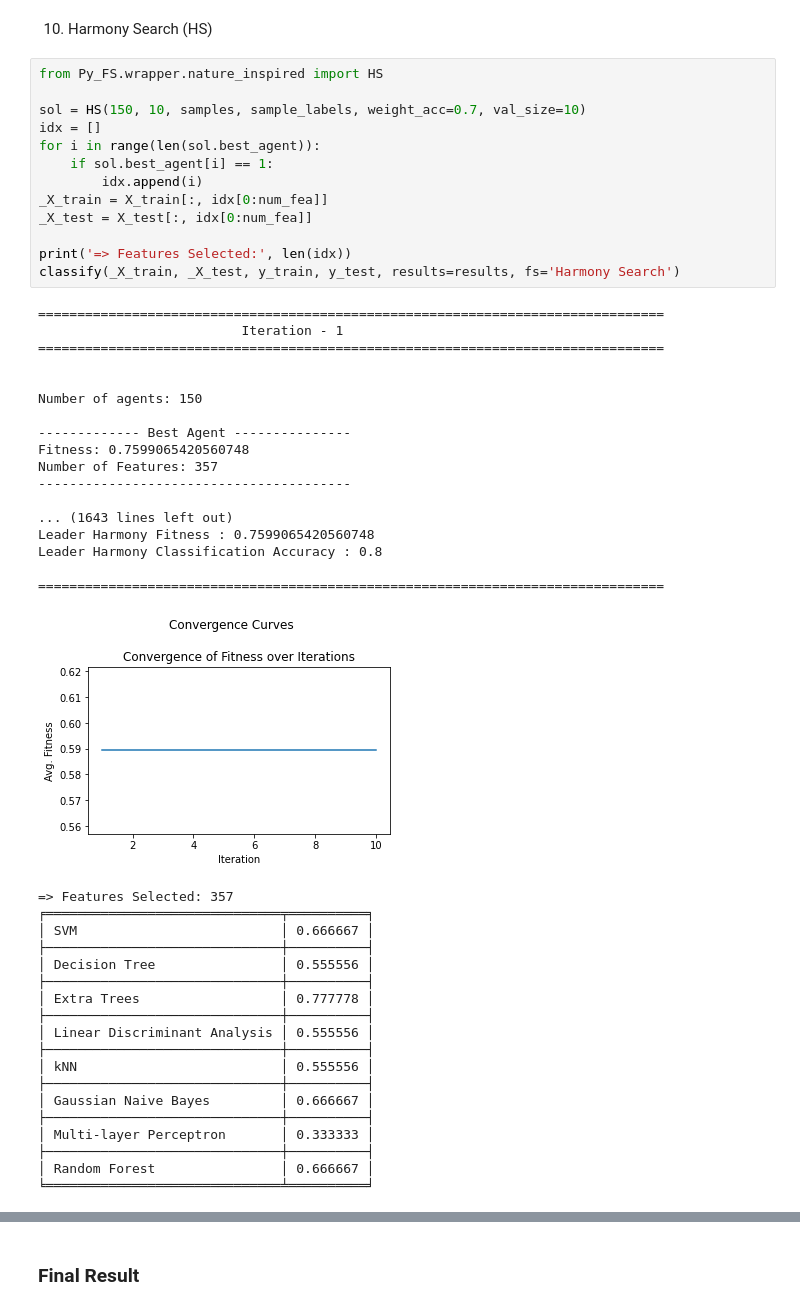
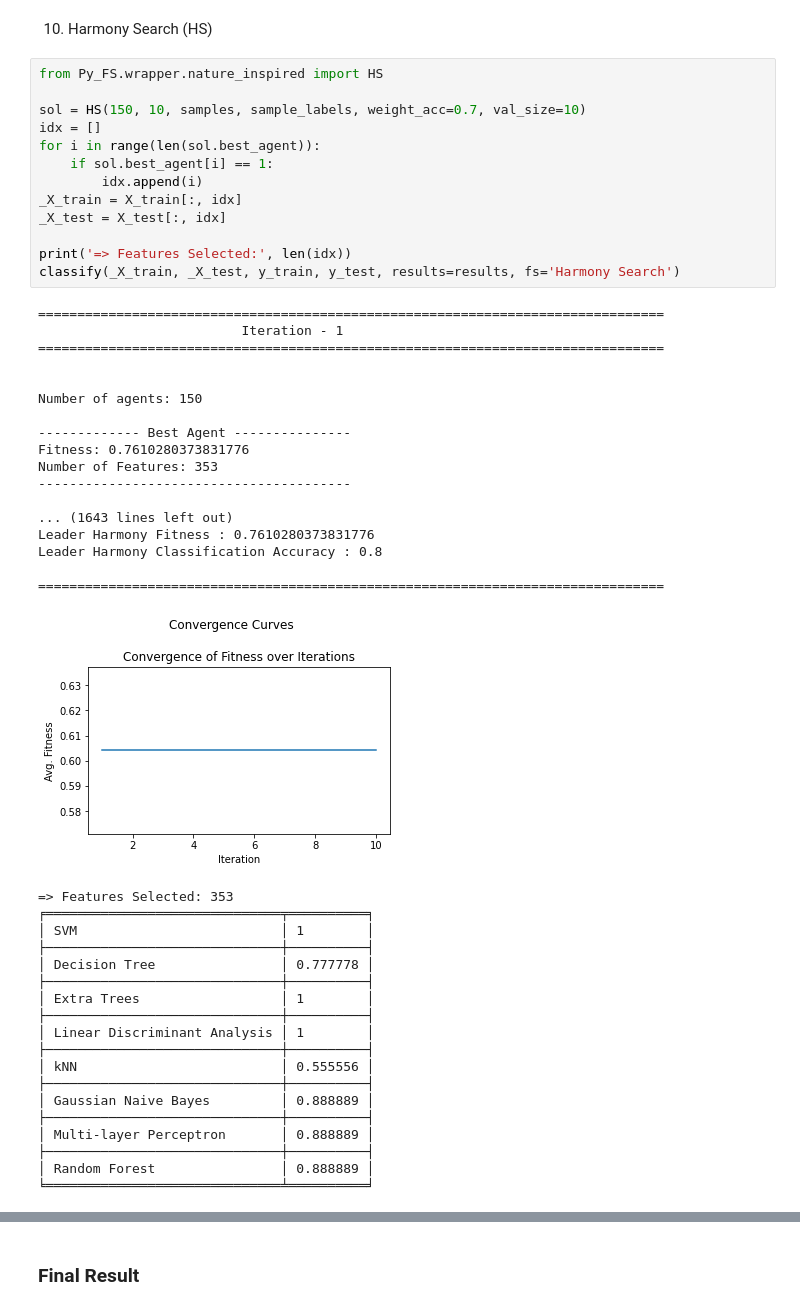
Before and after one commit to SiddhantNaik17/GeneDiseaseAssociation, a Jupyter notebook: notebooks/Mendeley_brain_cancer.ipynb, the cells around one changed output, grey strips where cells are left out. Cells and saved outputs as stored; diff of their text form.

```diff
--- a/notebooks/Mendeley_brain_cancer.ipynb
+++ b/notebooks/Mendeley_brain_cancer.ipynb
@@ -408,50 +408,50 @@ Leader Greywolf Classification Accuracy : 0.8
 # %%
 from Py_FS.wrapper.nature_inspired import HS
 
 sol = HS(150, 10, samples, sample_labels, weight_acc=0.7, val_size=10)
 idx = []
 for i in range(len(sol.best_agent)):
     if sol.best_agent[i] == 1:
         idx.append(i)
-_X_train = X_train[:, idx[0:num_fea]]
-_X_test = X_test[:, idx[0:num_fea]]
+_X_train = X_train[:, idx]
+_X_test = X_test[:, idx]
 
 print('=> Features Selected:', len(idx))
 classify(_X_train, _X_test, y_train, y_test, results=results, fs='Harmony Search')
 # %% [output]
 ================================================================================
                           Iteration - 1
 ================================================================================
 
 
 Number of agents: 150
 
 ------------- Best Agent ---------------
-Fitness: 0.7599065420560748
-Number of Features: 357
+Fitness: 0.7610280373831776
+Number of Features: 353
 ----------------------------------------
 
 ... (1643 lines left out)
-Leader Harmony Fitness : 0.7599065420560748
+Leader Harmony Fitness : 0.7610280373831776
 Leader Harmony Classification Accuracy : 0.8
 
 ================================================================================
-[figure, old version]
+[figure, new version]
-=> Features Selected: 357
+=> Features Selected: 353
 ╒══════════════════════════════╤══════════╕
-│ SVM                          │ 0.666667 │
+│ SVM                          │ 1        │
 ├──────────────────────────────┼──────────┤
-│ Decision Tree                │ 0.555556 │
+│ Decision Tree                │ 0.777778 │
 ├──────────────────────────────┼──────────┤
-│ Extra Trees                  │ 0.777778 │
+│ Extra Trees                  │ 1        │
 ├──────────────────────────────┼──────────┤
-│ Linear Discriminant Analysis │ 0.555556 │
+│ Linear Discriminant Analysis │ 1        │
 ├──────────────────────────────┼──────────┤
 │ kNN                          │ 0.555556 │
 ├──────────────────────────────┼──────────┤
-│ Gaussian Naive Bayes         │ 0.666667 │
+│ Gaussian Naive Bayes         │ 0.888889 │
 ├──────────────────────────────┼──────────┤
-│ Multi-layer Perceptron       │ 0.333333 │
+│ Multi-layer Perceptron       │ 0.888889 │
 ├──────────────────────────────┼──────────┤
-│ Random Forest                │ 0.666667 │
+│ Random Forest                │ 0.888889 │
 ╘══════════════════════════════╧══════════╛
```
Also changed, not shown: parts of 11 cells of this notebook, 2 other files.
